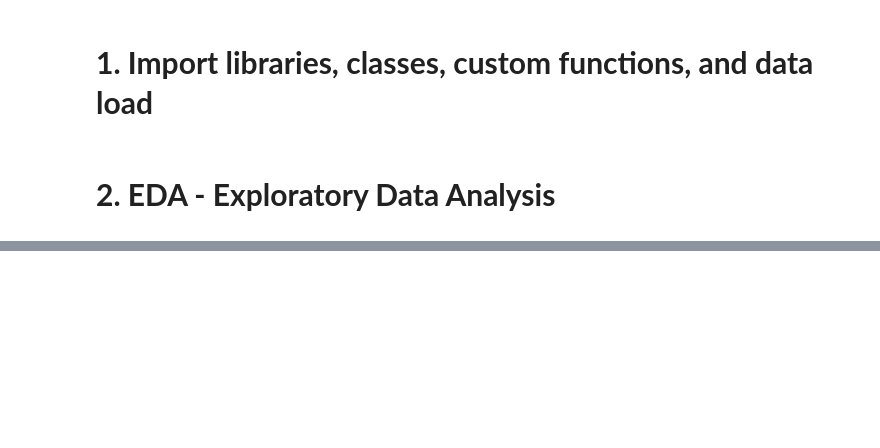
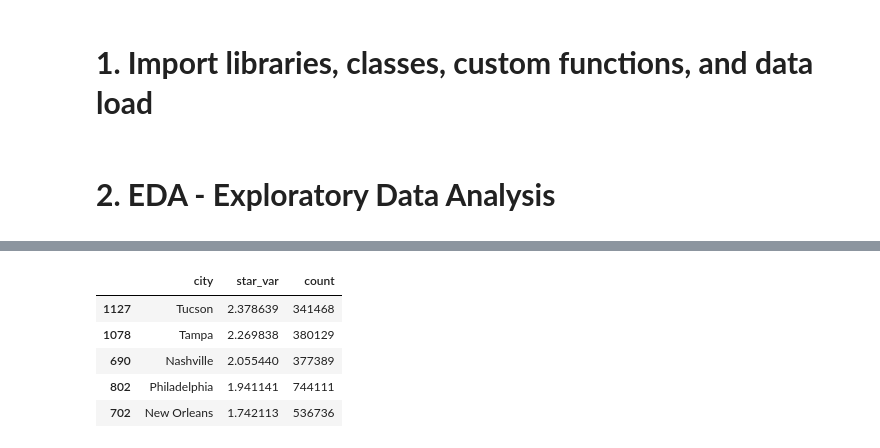
Before and after one commit to PPortela00/Recommendation-System---, a Jupyter notebook: notebook.ipynb, the cells around one changed output, grey strips where cells are left out. Saved outputs shown, nothing was run; the diff lists cells and outputs as text; code cells hidden in the pictures; blank space fills up the shorter version.

```diff
--- a/notebook.ipynb
+++ b/notebook.ipynb
@@ -115,0 +59,10 @@ array([[<Axes: title={'center': 'stars'}>]], dtype=object)
+# %%
+top5_variance_cities = utils.Top5VarianceCities(cities_reviews)
+top5_variance_cities
+# %% [output]
+|  | city | star_var | count |
+| 1127 | Tucson | 2.378639 | 341468 |
+| 1078 | Tampa | 2.269838 | 380129 |
+| 690 | Nashville | 2.055440 | 377389 |
+| 802 | Philadelphia | 1.941141 | 744111 |
+| 702 | New Orleans | 1.742113 | 536736 |
```
Also changed, not shown: parts of 8 cells of this notebook, 1 other file.
